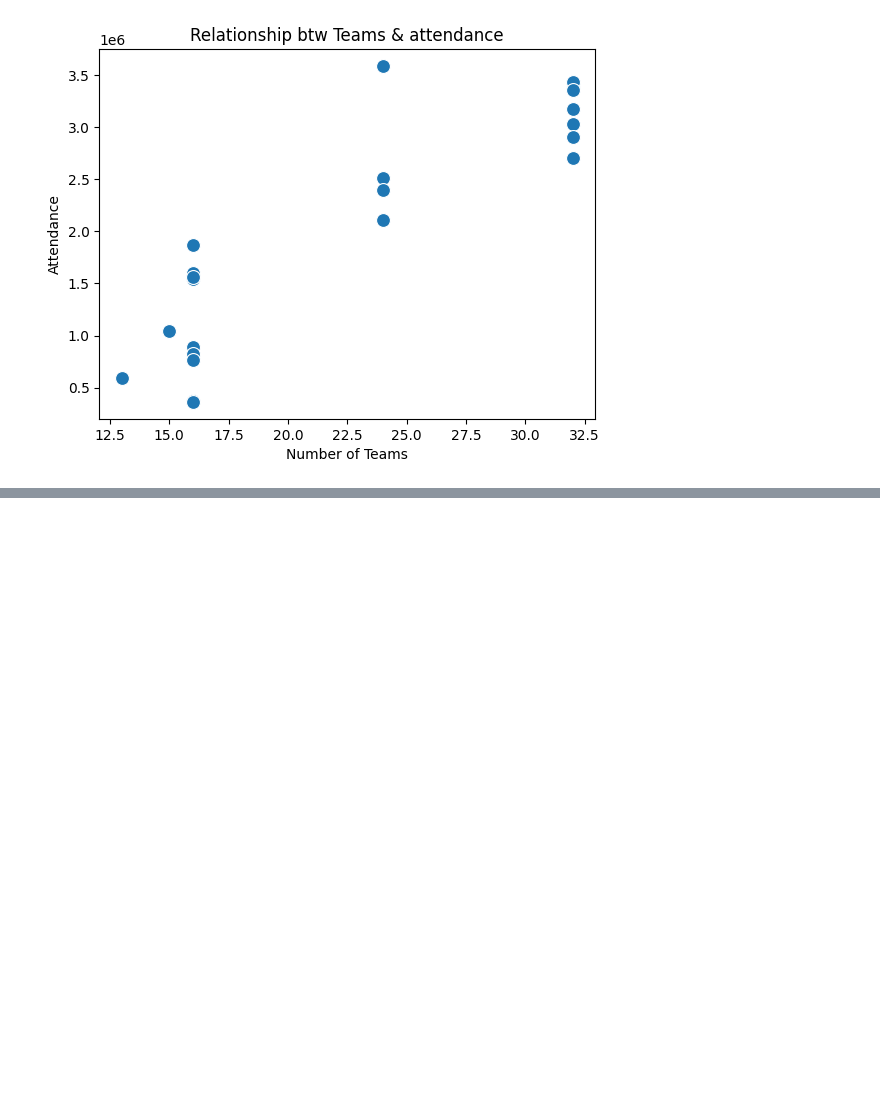
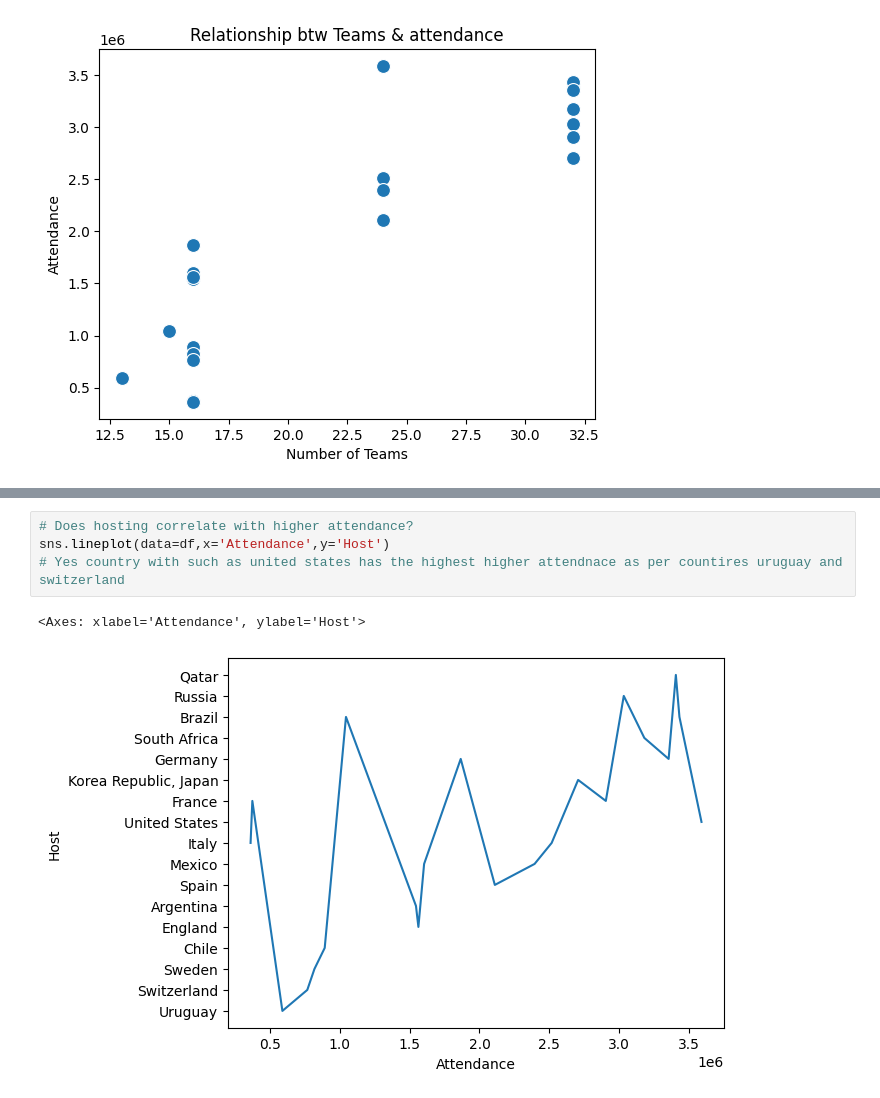
Before and after one commit to ShlokGadhave/l-Football-Analytics-Match-Performance-Goal-Scoring-Insights, a Jupyter notebook: World_Cups.ipynb, the cells around one changed output, grey strips where cells are left out. Cells and saved outputs as stored; diff of their text form; blank space fills up the shorter version.

```diff
--- a/World_Cups.ipynb
+++ b/World_Cups.ipynb
@@ -322,0 +374,7 @@ Text(0, 0.5, 'Attendance')
+# %%
+# Does hosting correlate with higher attendance?
+sns.lineplot(data=df,x='Attendance',y='Host')
+# Yes country with such as united states has the highest higher attendnace as per countires uruguay and switzerland
+# %% [output]
+<Axes: xlabel='Attendance', ylabel='Host'>
+[figure, added]
```
Also changed, not shown: parts of 5 cells of this notebook.
